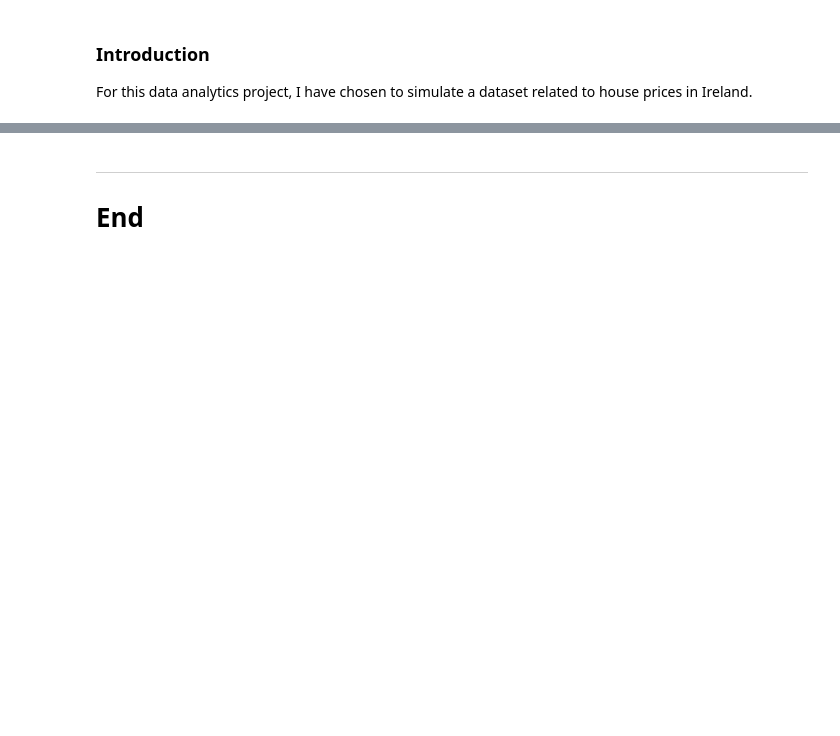
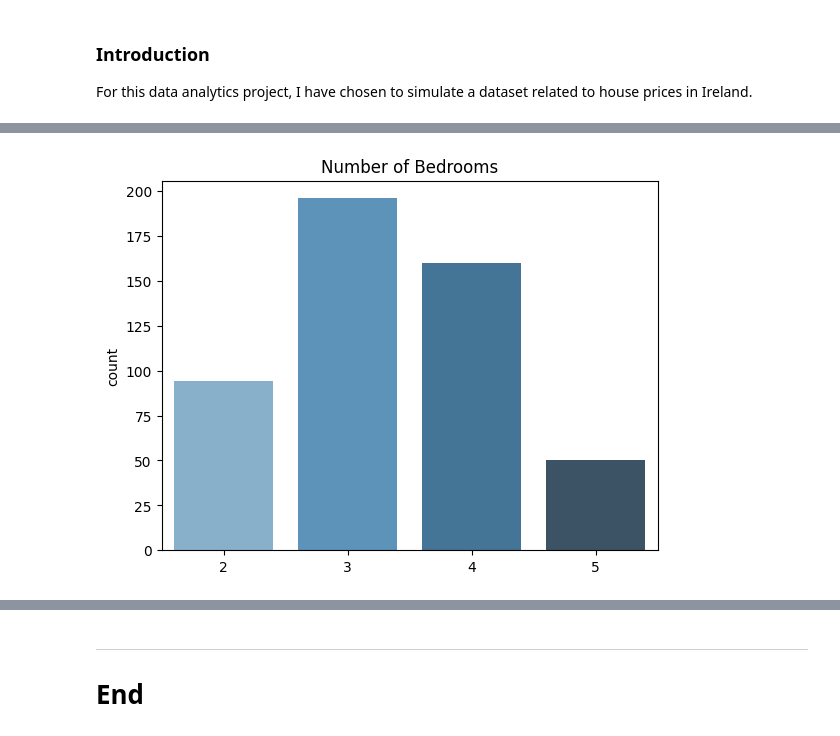
Before and after one commit to damienfarrell/prog-data-p1, a Jupyter notebook: Project_1.ipynb, the cells around one changed output, grey strips where cells are left out. Cells and saved outputs as stored; diff of their text form; code cells hidden in the pictures; blank space fills up the shorter version.

```diff
--- a/Project_1.ipynb
+++ b/Project_1.ipynb
@@ -69,0 +80,7 @@ Introduce a relationship between geographic location and house price. Certain ge
+# %%
+bedroom_count = np.random.choice([2, 3, 4, 5], size=num_samples, p=[0.2, 0.4, 0.3, 0.1])
+
+sns.countplot(x=bedroom_count, palette='Blues_d')
+plt.title('Number of Bedrooms');
+# %% [output]
+[figure, added]
```
Also changed, not shown: parts of 14 cells of this notebook.
